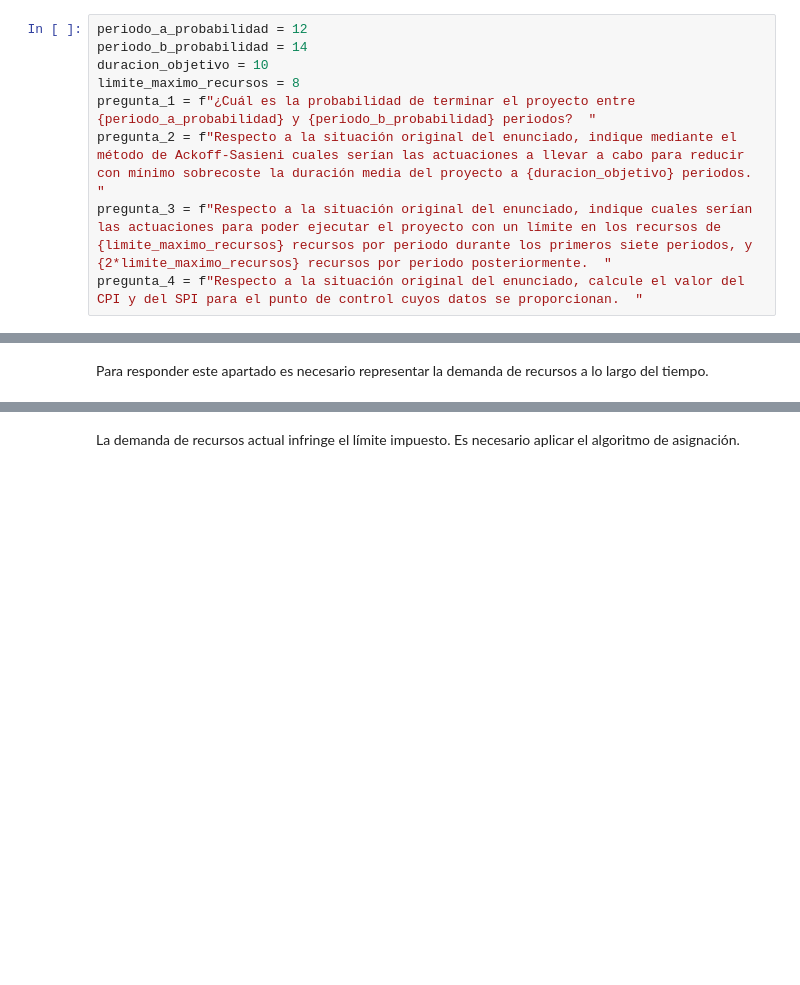
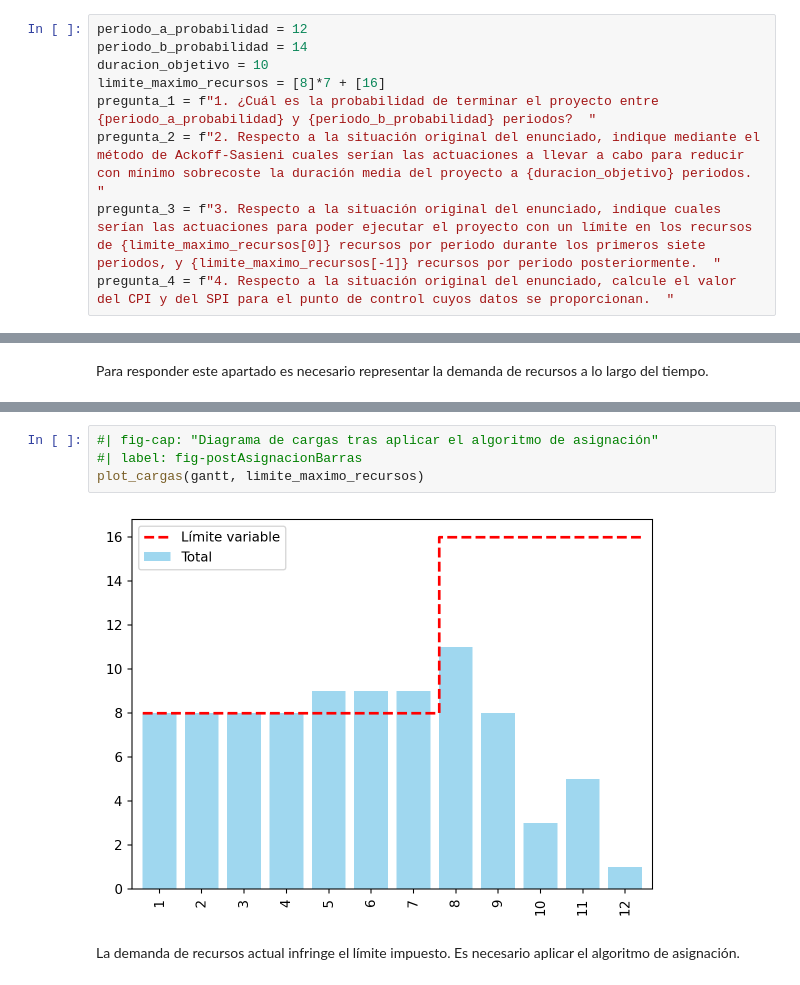
Before and after one commit to mcasl/pmULE, a Jupyter notebook: notebooks/Ejercicio_25.ipynb, the cells around one changed output, grey strips where cells are left out. Drawn from its saved outputs; the diff is of its cells as text; blank space fills up the shorter version.

```diff
--- a/notebooks/Ejercicio_25.ipynb
+++ b/notebooks/Ejercicio_25.ipynb
@@ -40,11 +40,11 @@ Considere la información del proyecto cuya información aparece en la tabla adj
 periodo_a_probabilidad = 12
 periodo_b_probabilidad = 14
 duracion_objetivo = 10
-limite_maximo_recursos = 8
-pregunta_1 = f"¿Cuál es la probabilidad de terminar el proyecto entre {periodo_a_probabilidad} y {periodo_b_probabilidad} periodos?  "
-pregunta_2 = f"Respecto a la situación original del enunciado, indique mediante el método de Ackoff-Sasieni cuales serían las actuaciones a llevar a cabo para reducir con mínimo sobrecoste la duración media del proyecto a {duracion_objetivo} periodos.  "
-pregunta_3 = f"Respecto a la situación original del enunciado, indique cuales serían las actuaciones para poder ejecutar el proyecto con un límite en los recursos de {limite_maximo_recursos} recursos por periodo durante los primeros siete periodos, y {2*limite_maximo_recursos} recursos por periodo posteriormente.  "
-pregunta_4 = f"Respecto a la situación original del enunciado, calcule el valor del CPI y del SPI para el punto de control cuyos datos se proporcionan.  "
+limite_maximo_recursos = [8]*7 + [16]
+pregunta_1 = f"1. ¿Cuál es la probabilidad de terminar el proyecto entre {periodo_a_probabilidad} y {periodo_b_probabilidad} periodos?  "
+pregunta_2 = f"2. Respecto a la situación original del enunciado, indique mediante el método de Ackoff-Sasieni cuales serían las actuaciones a llevar a cabo para reducir con mínimo sobrecoste la duración media del proyecto a {duracion_objetivo} periodos.  "
+pregunta_3 = f"3. Respecto a la situación original del enunciado, indique cuales serían las actuaciones para poder ejecutar el proyecto con un límite en los recursos de {limite_maximo_recursos[0]} recursos por periodo durante los primeros siete periodos, y {limite_maximo_recursos[-1]} recursos por periodo posteriormente.  "
+pregunta_4 = f"4. Respecto a la situación original del enunciado, calcule el valor del CPI y del SPI para el punto de control cuyos datos se proporcionan.  "
 # %%
 display(Markdown(pregunta_1))
 display(Markdown(pregunta_2))
@@ -349,5 +355,11 @@ TexFragment(dibujo).run_latex()
 # %% [output]
 [drawing not drawn]
+# %%
+#| fig-cap: "Diagrama de cargas tras aplicar el algoritmo de asignación"
+#| label: fig-postAsignacionBarras
+plot_cargas(gantt, limite_maximo_recursos)
+# %% [output]
+[figure, added]
 # %% [markdown]
 La demanda de recursos actual infringe el límite impuesto. Es necesario aplicar el algoritmo de asignación.
 # %% [markdown]
```
Also changed, not shown: parts of 22 cells of this notebook, 1 other file.
